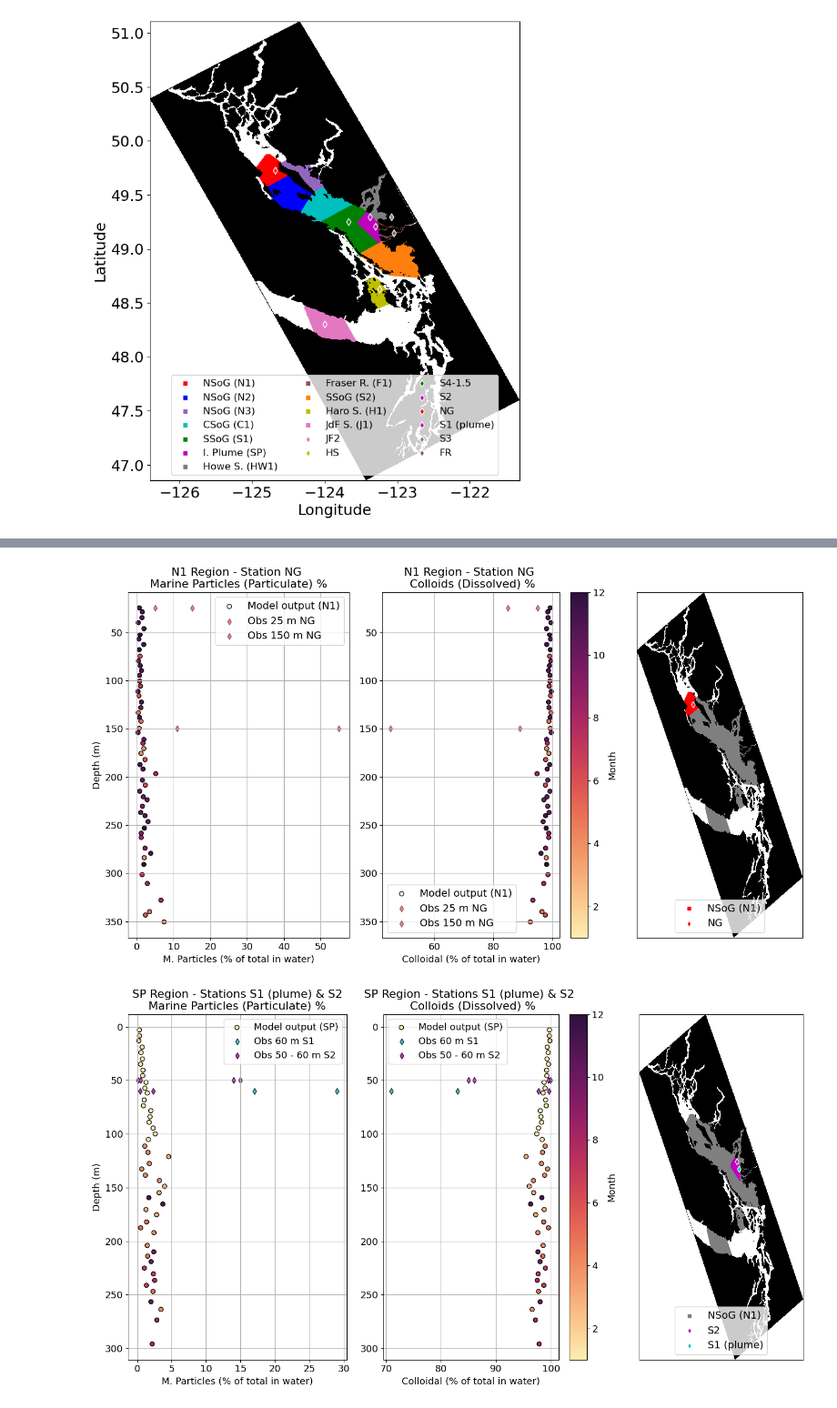
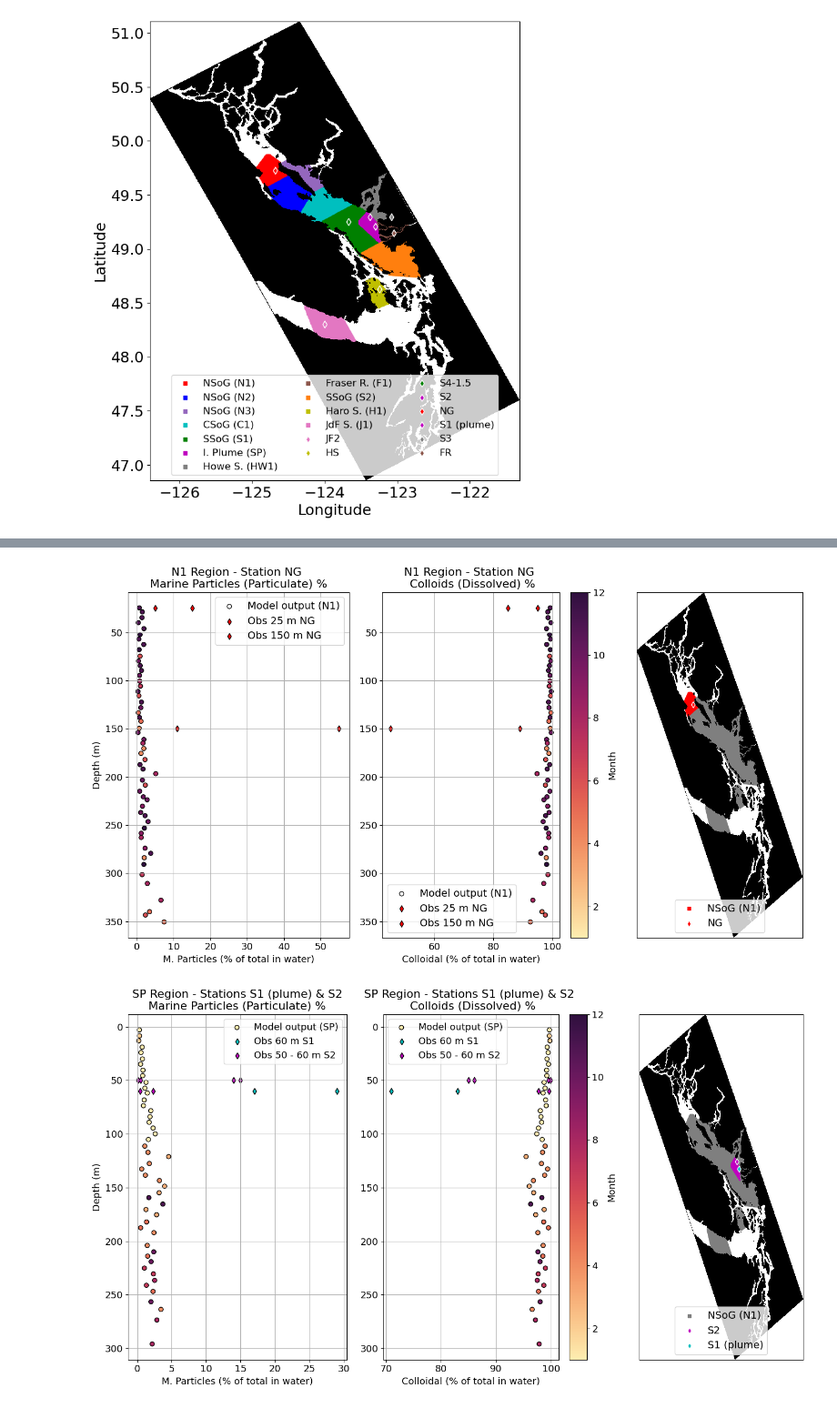
Before and after one commit to SalishSeaCast/analysis-vicente, a Jupyter notebook: Ocean_Parcels/PBDE_simulations/Particulate_Dissolved_ratios_depths.ipynb, the cells around one changed output, grey strips where cells are left out. Shown at 91% size. Cells and saved outputs as stored; diff of their text form; code cells hidden in the pictures.

```diff
--- a/Ocean_Parcels/PBDE_simulations/Particulate_Dissolved_ratios_depths.ipynb
+++ b/Ocean_Parcels/PBDE_simulations/Particulate_Dissolved_ratios_depths.ipynb
@@ -274,8 +274,8 @@ fig, ax = plt.subplots(1, 3, figsize=(14, 8), gridspec_kw={'width_ratios': [2, 2
 NG_plot = ax[0].scatter(status_ratio_N1 * 100, status_vertical_N1['Avg. Depth'], c=status_vertical_N1['Mode Month']
               , cmap = color_meses, edgecolor = 'k', label='Model output (N1)', vmin=1, vmax=12)
 plt.colorbar(NG_plot, ax = ax[1], label = 'Month')
-ax[0].scatter(part_NG_0, depth_avg_NG_0, c='r', marker = 'd', edgecolor = 'k', alpha=0.5, label=f'Obs {depth_shallow} m NG')
-ax[0].scatter(part_NG_1, depth_avg_NG_1, c='r', marker = 'd', edgecolor = 'k', alpha=0.5, label=f'Obs {depth_deep} m NG')
+ax[0].scatter(part_NG_0, depth_avg_NG_0, c='r', marker = 'd', edgecolor = 'k', label=f'Obs {depth_shallow} m NG')
+ax[0].scatter(part_NG_1, depth_avg_NG_1, c='r', marker = 'd', edgecolor = 'k', label=f'Obs {depth_deep} m NG')
 
 #ax[0].errorbar(mean_shallow, depth_shallow, xerr=std_shallow, fmt='d', color='darkgreen', capsize=5, label=f'{depth_shallow} m mean ± std')
 #ax[0].errorbar(mean_deep, depth_deep, xerr=std_deep, fmt='d', color='darkblue', capsize=5, label=f'{depth_deep} m mean ± std')
@@ -306,8 +306,8 @@ ax[1].scatter(status_ratio_N1_comp, status_vertical_N1['Avg. Depth'], c=status_v
               , cmap = color_meses, edgecolor = 'k', label='Model output (N1)', vmin=1, vmax=12)
 
 # Obs
-ax[1].scatter(part_NG_0_comp, depth_avg_NG_0, c='red', marker = 'd', edgecolor = 'k', alpha=0.5, label=f'Obs {depth_shallow} m NG')
-ax[1].scatter(part_NG_1_comp, depth_avg_NG_1, c='red', marker = 'd', edgecolor = 'k', alpha=0.5, label=f'Obs {depth_deep} m NG')
+ax[1].scatter(part_NG_0_comp, depth_avg_NG_0, c='red', marker = 'd', edgecolor = 'k', label=f'Obs {depth_shallow} m NG')
+ax[1].scatter(part_NG_1_comp, depth_avg_NG_1, c='red', marker = 'd', edgecolor = 'k', label=f'Obs {depth_deep} m NG')
 
 # Mean ± std
 #ax[1].errorbar(mean_shallow_comp, depth_shallow, xerr=std_shallow, fmt='d', color='green', capsize=5, label=f'{depth_shallow} m mean ± std')
@@ -316,34 +316,34 @@ ax[1].scatter(part_NG_1_comp, depth_avg_NG_1, c='red', marker = 'd', edgecolor =
 # Min–max bars
 #ax[1].plot([min_shallow_comp, max_shallow_comp], [depth_shallow, depth_shallow], color='green', linewidth=2, label=f'{depth_shallow} m min–max')
 #ax[1].plot([min_deep_comp, max_deep_comp], [depth_deep, depth_deep], color='blue', linewidth=2, label=f'{depth_deep} m min–max')
 
 ax[1].invert_yaxis()
 ax[1].set_xlabel('Colloidal (% of total in water)')
 ax[1].set_title('N1 Region - Station NG \n Colloids (Dissolved) %')
 ax[1].grid(True)
 ax[1].legend(loc='best', fontsize = 14)
 #
 # Map
 ax[2].scatter(lon_NSoG_N1, lat_NSoG_N1, c = colors_regions[0], s = 20, marker = 's', label=regions[0])
 ax[2].scatter(lon_NSoG_N2, lat_NSoG_N2, c = colors_regions[6],s = 20,  marker = 's')
 ax[2].scatter(lon_NSoG_N3, lat_NSoG_N3, c = colors_regions[6],s = 20,  marker = 's')
 ax[2].scatter(lon_CSoG_C1, lat_CSoG_C1, c = colors_regions[6],s = 20, marker = 's')
 ax[2].scatter(lon_SSoG_S1, lat_SSoG_S1, c = colors_regions[6],s = 20, marker = 's')
 ax[2].scatter(lon_SSoG_SP, lat_SSoG_SP, c = colors_regions[6],s = 20, marker = 's')
 ax[2].scatter(lon_Howe_HW1, lat_Howe_HW1,c = colors_regions[6], s = 20, marker = 's')
 ax[2].scatter(lon_Fraser_F1, lat_Fraser_F1, c = colors_regions[6], s = 20, marker = 's')
 ax[2].scatter(lon_SSoG_S2, lat_SSoG_S2,c = colors_regions[6], s = 20 ,marker = 's')
 ax[2].scatter(lon_Haro_H1, lat_Haro_H1,c = colors_regions[6],s = 20,marker = 's')
 ax[2].scatter(lon_Juan_J1, lat_Juan_J1, c = colors_regions[6],s = 20,marker = 's')
 ax[2].pcolormesh(mask['nav_lon'], mask['nav_lat'], mask['tmask'][0][0], cmap = cmap)
 ax[2].scatter(lon[4], lat[4], marker = 'd', edgecolors='w', c = color_stations[4], label = stations[4])
 ax[2].legend(loc = 'lower center', fontsize = 14)
 ax[2].tick_params(which='both', bottom=False, top=False, left=False, right=False,
         labelbottom=False, labelleft=False)
 plt.tight_layout()
 plt.show()
 # %% [output]
-[figure, old version]
+[figure, new version]
 # %%
 # model status ratio for SP
 numerator = status_vertical_SP['Particles Status 3'].astype(float)
```
Also changed, not shown: parts of 2 cells of this notebook.
